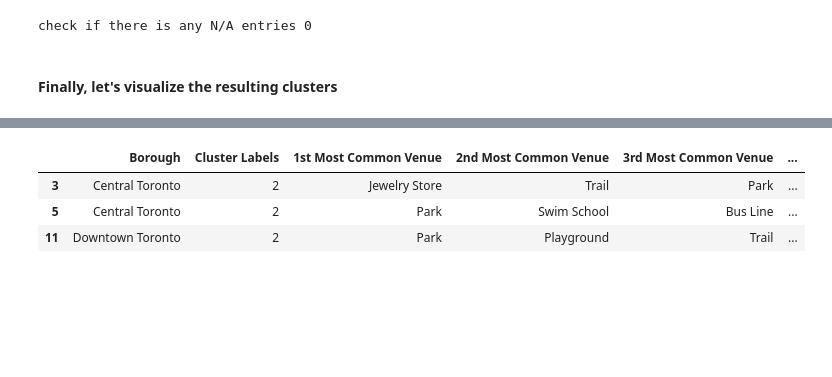
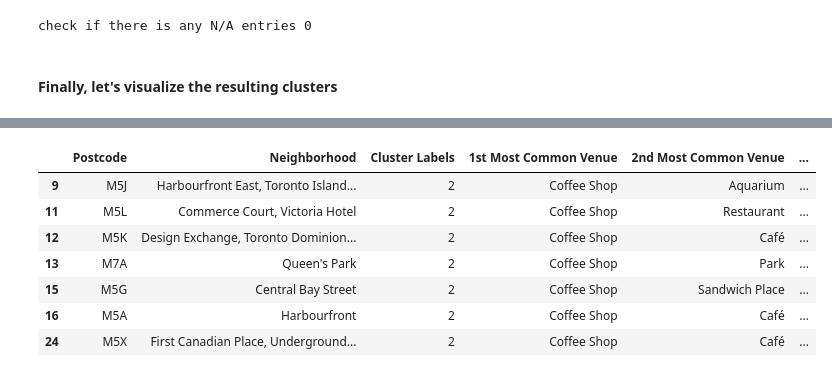
Before and after one commit to liangyiteng888/Coursera_Capstone, a Jupyter notebook: Toronto_Neighborhood_Modelling.ipynb, the cells around one changed output, grey strips where cells are left out. Drawn from its saved outputs; the diff is of its cells as text; code cells hidden in the pictures; blank space fills up the shorter version.

```diff
--- a/Toronto_Neighborhood_Modelling.ipynb
+++ b/Toronto_Neighborhood_Modelling.ipynb
@@ -254,7 +255,8 @@ Toronto_venues = Toronto_venues.drop(Toronto_venues[['Neighborhood' in i for i i
 # %% [markdown]
 Show the number of venues obtained for each of the neighborhood
 # %%
-Toronto_venues.groupby('Neighborhood')['Venue'].count().reset_index(name = 'Number of venues')
+Toronto_venues_count = Toronto_venues.groupby('Neighborhood')['Venue'].count().reset_index(name = 'Number of venues')
+Toronto_venues_count
 # %% [output]
 |  | Neighborhood | Number of venues |
 | 0 | Adelaide, King, Richmond | 99 |
@@ -275,0 +280,4 @@ Toronto_venues.groupby('Neighborhood')['Venue'].count().reset_index(name = 'Numb
+# %%
+Neighborhoods_not_enough_venues = Toronto_venues_count[Toronto_venues_count['Number of venues'] >=10]['Neighborhood'].values
+Toronto_venues_cleaned = Toronto_venues[Toronto_venues['Neighborhood'].isin(Neighborhoods_not_enough_venues)]
+Toronto_venues_cleaned.groupby('Neighborhood')['Venue'].count().reset_index(name = 'Number of venues')
@@ -283,10 +309,10 @@ There are 237 uniques categories.
 Used one hot encoding to transform the venue categories into 0/1 numbers needed as input for the clustering modelling
 # %%
 # one hot encoding
-Toronto_onehot = pd.get_dummies(Toronto_venues[['Venue Category']], prefix="", prefix_sep="")
+Toronto_onehot = pd.get_dummies(Toronto_venues_cleaned[['Venue Category']], prefix="", prefix_sep="")
 
 # add neighborhood column back to dataframe
-Toronto_onehot['Neighborhood'] = Toronto_venues['Neighborhood']
+Toronto_onehot['Neighborhood'] = Toronto_venues_cleaned['Neighborhood']
 
 # move neighborhood column to the first column
 fixed_columns = [Toronto_onehot.columns[-1]] + list(Toronto_onehot.columns[:-1])
@@ -402,7 +428,7 @@ neighborhoods_venues_sorted.head()
 Run *k*-means to cluster the neighborhood into 5 clusters.
 # %%
 # set number of clusters
-kclusters = 4
+kclusters = 7
 
 Toronto_grouped_clustering = Toronto_grouped.drop('Neighborhood', 1)
 
@@ -508,8 +522,12 @@ toronto_merged.loc[toronto_merged['Cluster Labels'] == 1, toronto_merged.columns
 # %%
-toronto_merged.loc[toronto_merged['Cluster Labels'] == 2, toronto_merged.columns[[1] + list(range(5, toronto_merged.shape[1]))]]
+toronto_merged.loc[toronto_merged['Cluster Labels'] == 2, toronto_merged.columns[[0,2] + list(range(5, toronto_merged.shape[1]))]]
 # %% [output]
-|  | Borough | Cluster Labels | 1st Most Common Venue | 2nd Most Common Venue | 3rd Most Common Venue | ... |
-| 3 | Central Toronto | 2 | Jewelry Store | Trail | Park | ... |
-| 5 | Central Toronto | 2 | Park | Swim School | Bus Line | ... |
-| 11 | Downtown Toronto | 2 | Park | Playground | Trail | ... |
+|  | Postcode | Neighborhood | Cluster Labels | 1st Most Common Venue | 2nd Most Common Venue | ... |
+| 9 | M5J | Harbourfront East, Toronto Island... | 2 | Coffee Shop | Aquarium | ... |
+| 11 | M5L | Commerce Court, Victoria Hotel | 2 | Coffee Shop | Restaurant | ... |
+| 12 | M5K | Design Exchange, Toronto Dominion... | 2 | Coffee Shop | Café | ... |
+| 13 | M7A | Queen's Park | 2 | Coffee Shop | Park | ... |
+| 15 | M5G | Central Bay Street | 2 | Coffee Shop | Sandwich Place | ... |
+| 16 | M5A | Harbourfront | 2 | Coffee Shop | Café | ... |
+| 24 | M5X | First Canadian Place, Underground... | 2 | Coffee Shop | Café | ... |
 # %% [markdown]
```
Also changed, not shown: parts of 31 cells of this notebook.
